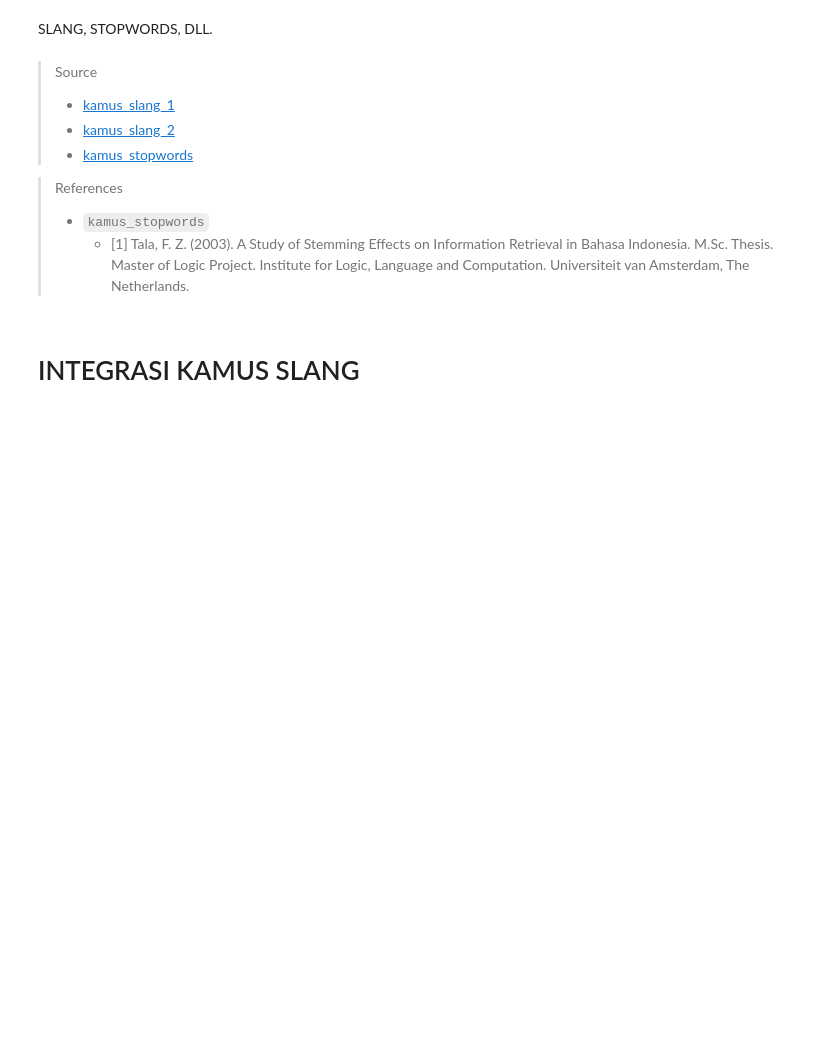
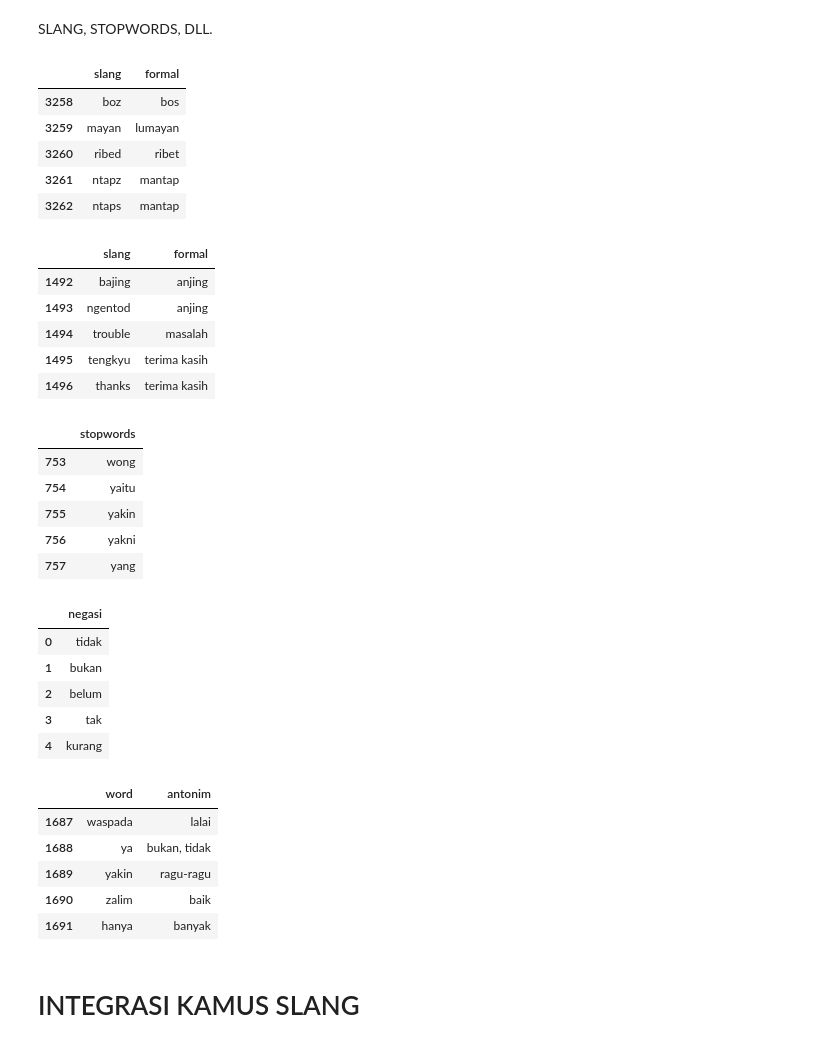
Before and after one commit to rfqma/skripsi, a Jupyter notebook: ind-preprocess.ipynb, the cells around one changed output. Drawn from its saved outputs; the diff is of its cells as text; code cells hidden in the pictures; blank space fills up the shorter version.

```diff
--- a/ind-preprocess.ipynb
+++ b/ind-preprocess.ipynb
@@ -84,37 +107,71 @@ display(DATA_FRAME_DATASET["cleaned_text"].tail(1).to_frame())
 # INISIASI KAMUS
 # %% [markdown]
 SLANG, STOPWORDS, DLL.
-# %% [markdown]
-> Source
->
-> - [kamus_slang_1](https://github.com/lailikanabila/ANALISIS-SENTIMEN-PADA-PERPINDAHAN-IBUKOTA-INDONESIA-DENGAN-ALGORITMA-SUPPORT-VECTOR-MACHINE/blob/main/Dictionary/Stemming-Kamus_Alay-%20nasalsabila/_json_colloquial-indonesian-lexicon.txt)
-> - [kamus_slang_2](https://github.com/MreRes/sentiment-analysis-knn/blob/main/kbba.txt)
-> - [kamus_stopwords](https://github.com/lailikanabila/ANALISIS-SENTIMEN-PADA-PERPINDAHAN-IBUKOTA-INDONESIA-DENGAN-ALGORITMA-SUPPORT-VECTOR-MACHINE/tree/main/Dictionary/StopWord)
-
-> References
->
-> - `kamus_stopwords`
->   - [1] Tala, F. Z. (2003). A Study of Stemming Effects on Information Retrieval in Bahasa Indonesia. M.Sc. Thesis. Master of Logic Project. Institute for Logic, Language and Computation. Universiteit van Amsterdam, The Netherlands.
 # %%
 SLANG_DICTIONARY_FILE_NAME_1 = "kamus_slang_1.csv"
 SLANG_DICTIONARY_FILE_PATH_1 = f"dictionaries/{SLANG_DICTIONARY_FILE_NAME_1}"
 DATA_FRAME_SLANG_DICTIONARY_1 = pd.read_csv(SLANG_DICTIONARY_FILE_PATH_1)
 
 SLANG_DICTIONARY_FILE_NAME_2 = "kamus_slang_2.csv"
 SLANG_DICTIONARY_FILE_PATH_2 = f"dictionaries/{SLANG_DICTIONARY_FILE_NAME_2}"
 DATA_FRAME_SLANG_DICTIONARY_2 = pd.read_csv(SLANG_DICTIONARY_FILE_PATH_2)
 
+SLANG_DICTIONARY_1 = pd.Series(DATA_FRAME_SLANG_DICTIONARY_1.formal.values, index=DATA_FRAME_SLANG_DICTIONARY_1.slang).to_dict()
+SLANG_DICTIONARY_2 = pd.Series(DATA_FRAME_SLANG_DICTIONARY_2.formal.values, index=DATA_FRAME_SLANG_DICTIONARY_2.slang).to_dict()
+
 display(DATA_FRAME_SLANG_DICTIONARY_1.tail())
 display(DATA_FRAME_SLANG_DICTIONARY_2.tail())
-
-SLANG_DICTIONARY_1 = pd.Series(DATA_FRAME_SLANG_DICTIONARY_1.formal.values, index=DATA_FRAME_SLANG_DICTIONARY_1.slang).to_dict()
-SLANG_DICTIONARY_2 = pd.Series(DATA_FRAME_SLANG_DICTIONARY_2.formal.values, index=DATA_FRAME_SLANG_DICTIONARY_2.slang).to_dict()
 
 SW_DICTIONARY_FILE_NAME_1 = "kamus_stopwords_1.csv"
 SW_DICTIONARY_FILE_PATH_1 = f"dictionaries/{SW_DICTIONARY_FILE_NAME_1}"
 DATA_FRAME_SW_DICTIONARY_1 = pd.read_csv(SW_DICTIONARY_FILE_PATH_1)
 
 display(DATA_FRAME_SW_DICTIONARY_1.tail())
+
+NEGASI_DICTIONARY_FILE_NAME_1 = "negasi.csv"
+NEGASI_DICTIONARY_FILE_PATH_1 = f"dictionaries/{NEGASI_DICTIONARY_FILE_NAME_1}"
+DATA_FRAME_NEGASI_DICTIONARY_1 = pd.read_csv(NEGASI_DICTIONARY_FILE_PATH_1)
+
+display(DATA_FRAME_NEGASI_DICTIONARY_1.tail())
+
+ANTONYM_DICTIONARY_FILE_NAME_1 = "antonim_bahasa_indonesia.csv"
+ANTONYM_DICTIONARY_FILE_PATH_1 = f"dictionaries/{ANTONYM_DICTIONARY_FILE_NAME_1}"
+DATA_FRAME_ANTONYM_DICTIONARY_1 = pd.read_csv(ANTONYM_DICTIONARY_FILE_PATH_1)
+
+ANTONYM_DICTIONARY_1 = pd.Series(DATA_FRAME_ANTONYM_DICTIONARY_1.antonim.values, index=DATA_FRAME_ANTONYM_DICTIONARY_1.word).to_dict()
+
+display(DATA_FRAME_ANTONYM_DICTIONARY_1.tail())
+# %% [output]
+|  | slang | formal |
+| 3258 | boz | bos |
+| 3259 | mayan | lumayan |
+| 3260 | ribed | ribet |
+| 3261 | ntapz | mantap |
+| 3262 | ntaps | mantap |
+|  | slang | formal |
+| 1492 | bajing | anjing |
+| 1493 | ngentod | anjing |
+| 1494 | trouble | masalah |
+| 1495 | tengkyu | terima kasih |
+| 1496 | thanks | terima kasih |
+|  | stopwords |
+| 753 | wong |
+| 754 | yaitu |
+| 755 | yakin |
+| 756 | yakni |
+| 757 | yang |
+|  | negasi |
+| 0 | tidak |
+| 1 | bukan |
+| 2 | belum |
+| 3 | tak |
+| 4 | kurang |
+|  | word | antonim |
+| 1687 | waspada | lalai |
+| 1688 | ya | bukan, tidak |
+| 1689 | yakin | ragu-ragu |
+| 1690 | zalim | baik |
+| 1691 | hanya | banyak |
 # %% [markdown]
 # INTEGRASI KAMUS SLANG
 # %%
```
Also changed, not shown: parts of 14 cells of this notebook, 7 other files.
